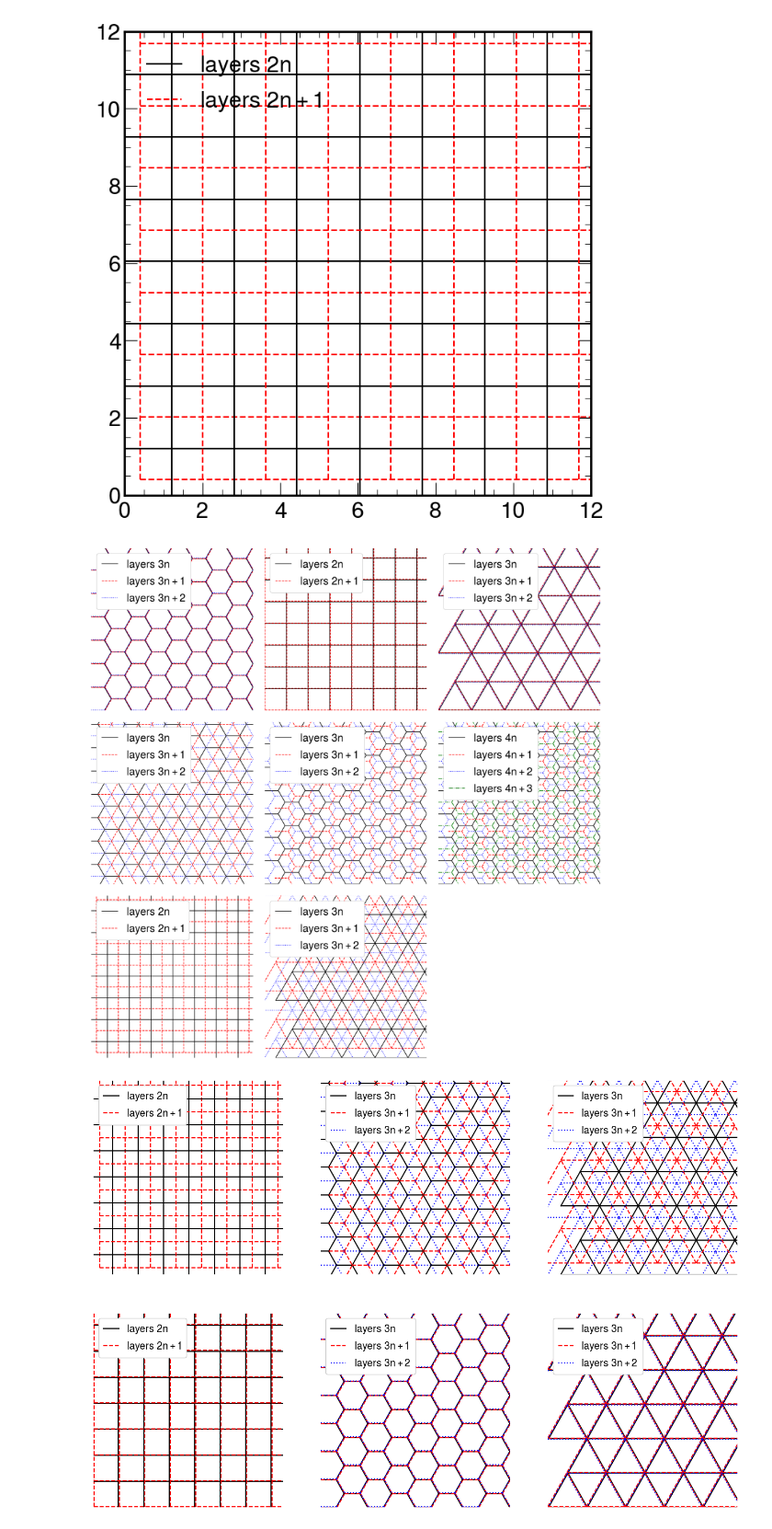
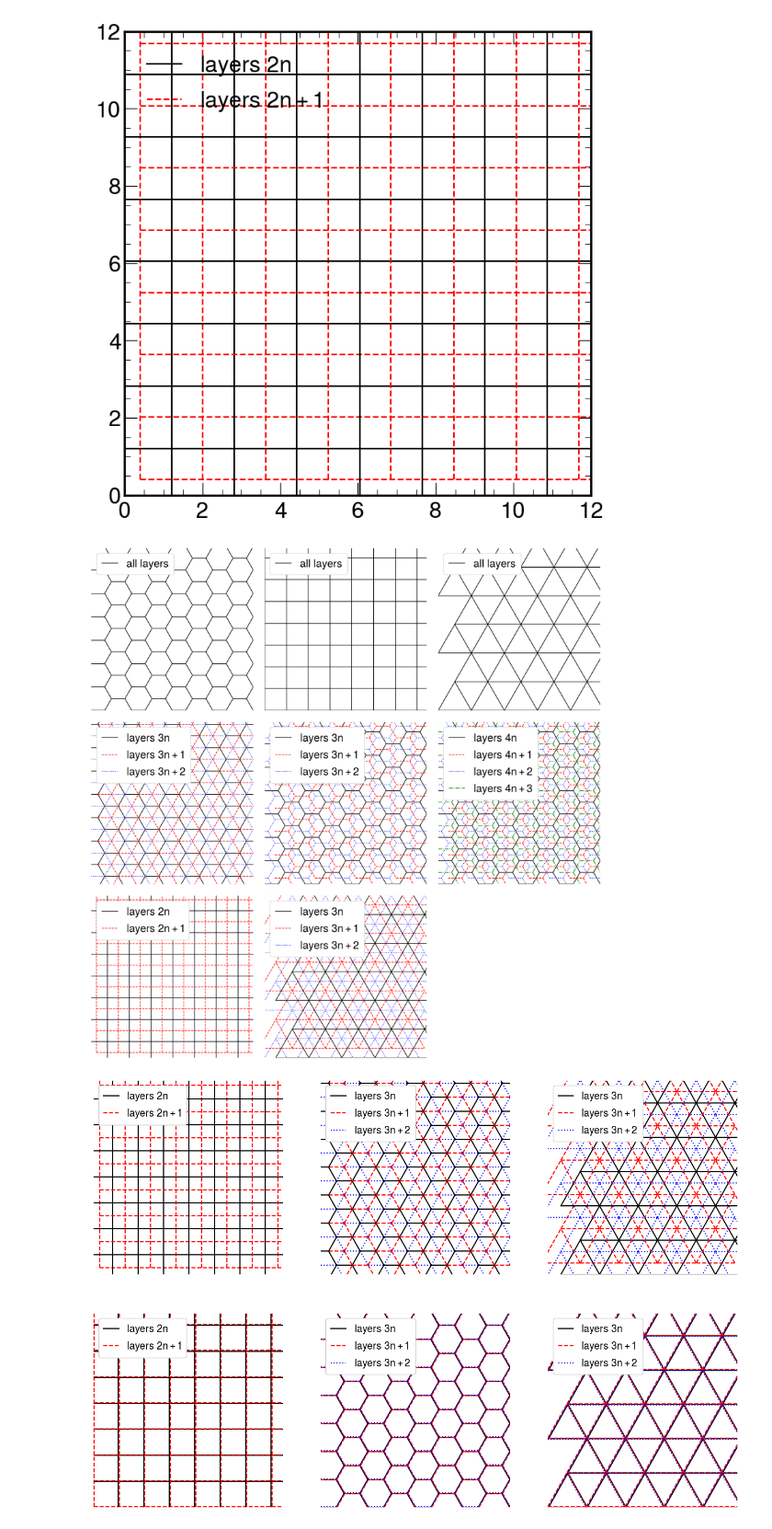
Before and after one commit to sebouh137/staggered_tesselations, a Jupyter notebook: InterleavedHexagons.ipynb, the cells around one changed output. Shown at 92% size. Cells and saved outputs as stored; diff of their text form; code cells hidden in the pictures.

```diff
--- a/InterleavedHexagons.ipynb
+++ b/InterleavedHexagons.ipynb
@@ -26,8 +26,8 @@ def draw_hexagons(staggered=True,
 
 
     if not staggered:
-        x0s=np.array(x0s)*0.05
-        y0s=np.array(y0s)*0.05
+        x0s=[0]#np.array(x0s)*0.05
+        y0s=[0]#np.array(y0s)*0.05
 
     for i in range(5):
         for j in range(16):
@@ -65,8 +65,8 @@ def draw_triangles(staggered=True):
     x0s=np.array((1/3, -1/6, -1/6))*s
     y0s=np.array((0, np.sqrt(3)/6, -np.sqrt(3)/6))*s
     if not staggered:
-        x0s=np.array(x0s)*.05
-        y0s=np.array(y0s)*.05
+        x0s=[0]#np.array(x0s)*.05
+        y0s=[0]#np.array(y0s)*.05
 
     for i in range(5):
         for j in range(16):
@@ -108,8 +108,8 @@ def draw_squares(staggered=True):
     x0s=np.array((-1/4, 1/4))*s
     y0s=np.array((-1/4, 1/4))*s
     if not staggered:
-        x0s=np.array(x0s)*.05
-        y0s=np.array(y0s)*.05
+        x0s=[0]#np.array(x0s)*.05
+        y0s=[0]#np.array(y0s)*.05
 
     gridsize=10
     for i in range(gridsize+1):
@@ -135,35 +135,46 @@ plt.show()
 # %%
 fig, axs = plt.subplots(3, 3, figsize=(18, 18),sharex=True, sharey=True)
 
 draw_funcs=(draw_hexagons,draw_squares, draw_triangles,
             draw_hexagons, draw_hexagons, draw_hexagons,
             draw_squares, draw_triangles)
 stagger=(False, False, False, True, True, True, True, True)
 add_args=({}, {}, {},
           dict(x0s=(-1/2, 1/2, 0),y0s=(-np.sqrt(3)/6, -np.sqrt(3)/6, np.sqrt(3)/3)),
          dict(x0s=(0, 3/4, -3/4),y0s=(0, np.sqrt(3)/4,np.sqrt(3)/4)),
          dict(x0s=(0, 3/4, -3/4,0),y0s=(0, np.sqrt(3)/4,np.sqrt(3)/4, np.sqrt(3)/2)),
          {},{})
-nlayergroups=(3, 2, 3, 3, 3,4, 2, 3)
+nlayergroups=(1, 1, 1, 3, 3,4, 2, 3)
+
+names="H1 S1 T1 H3a H3b H4 S2 T3".split()
 
 for i in range(8):
     plt.sca(axs[i//3][i%3])
     draw_funcs[i](stagger[i], **(add_args[i]))
     plt.axis("off")
-    labels=[f"layers ${nlayergroups[i]}n$"] + [f"layers ${nlayergroups[i]}n+{j}$" for j in range(1,nlayergroups[i])]
+    if nlayergroups[i]!=1:
+        labels=[f"layers ${nlayergroups[i]}n$"] + [f"layers ${nlayergroups[i]}n+{j}$" for j in range(1,nlayergroups[i])]
+    else :
+        labels=["all layers"]
     handles=[]
     for k in range(nlayergroups[i]):
         handles.append(plt.plot([],[], **styles[k],label=labels[k])[0])
 
-    plt.legend(framealpha=1, loc='upper left', frameon=True, fontsize=26)
+    plt.legend(framealpha=1, loc='upper left', frameon=True, fontsize=26)#, title=names[i])
+    #import matplotlib as mpl
+    #a=0.83,0.85
+    #plt.gca().add_patch(mpl.patches.Rectangle(a, 0.15,0.11, transform=plt.gca().transAxes, facecolor='w',
+    #                                         zorder=3, edgecolor='k'))
+    #plt.text(a[0]+.02, a[1]+.02, names[i], transform=plt.gca().transAxes)
+
 plt.xlim(0,12)
 plt.ylim(0,12)
 axs[2][2].axis("off")
 plt.tight_layout()
 plt.savefig("tesselations.pdf")
 plt.show()
 # %% [output]
-[figure, old version]
+[figure, new version]
 # %%
 fig, axs = plt.subplots(2, 3, figsize=(16, 16*2/3),sharex=True, sharey=True)
 
```
Also changed, not shown: parts of 2 cells of this notebook.
